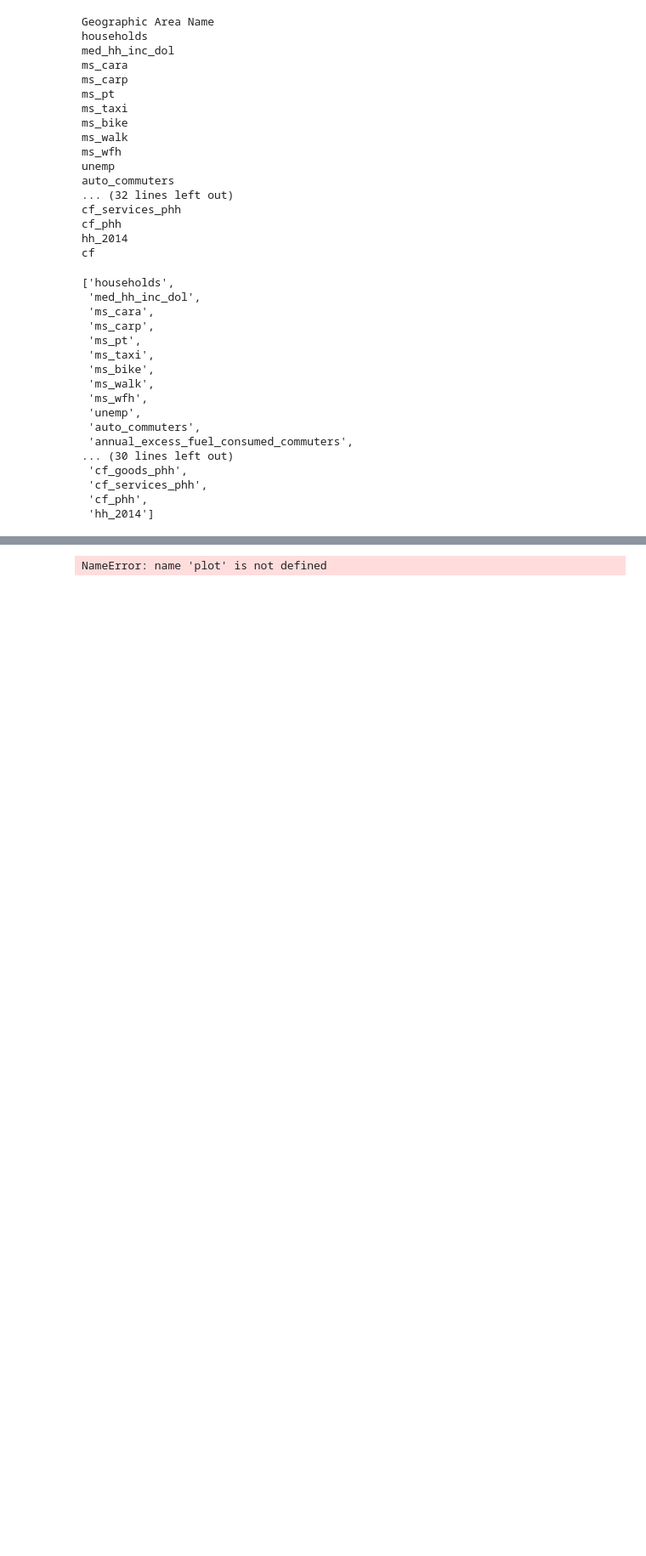
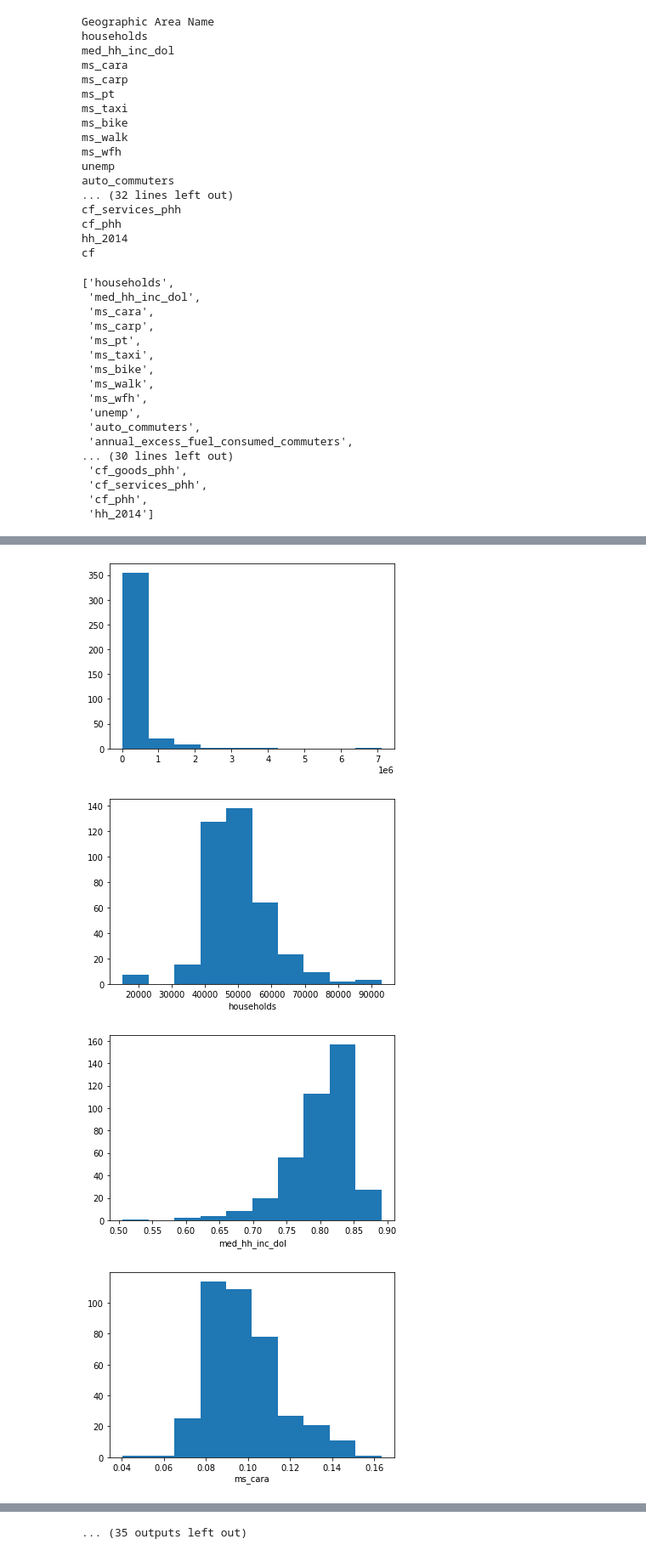
Before and after one commit to narslab/msa-emission-typologies, a Jupyter notebook: bin/jupyter/explanatory-plots.ipynb, the cells around one changed output, grey strips where cells are left out. Shown: that part at 85% size. Cells and saved outputs as stored; diff of their text form; code cells hidden in the pictures; blank space fills up the shorter version.

```diff
--- a/bin/jupyter/explanatory-plots.ipynb
+++ b/bin/jupyter/explanatory-plots.ipynb
@@ -95,7 +82,17 @@ scatterplot_df = pd.concat(scatterplot_dfs, axis=1)
 #df.to_csv('data-aggregation.csv', index = False)
 # %%
 for column in cols_to_plot.columns:
-    if column != 'y':
-        x = df[column]
-        plot.mic(x, y)
+    x = df[column]
+    plt.hist(x)
+    plt.show()
+    plt.xlabel(column)
+    #plt.ylabel()
+    #plt.xlabel(column)
+    #plt.ylabel('Total Carbon Footprint (tCO2/yr)')
+    #plt.title('Total Carbon Footprint vs ' + column)
+    #plt.show
 # %% [output]
+[figure, added]
+[figure, added]
+[figure, added]
+[figure, added]
@@ -102 +107 @@ for column in cols_to_plot.columns:
-NameError: name 'plot' is not defined
+... (35 outputs left out)
```
Also changed, not shown: parts of 2 cells of this notebook.
